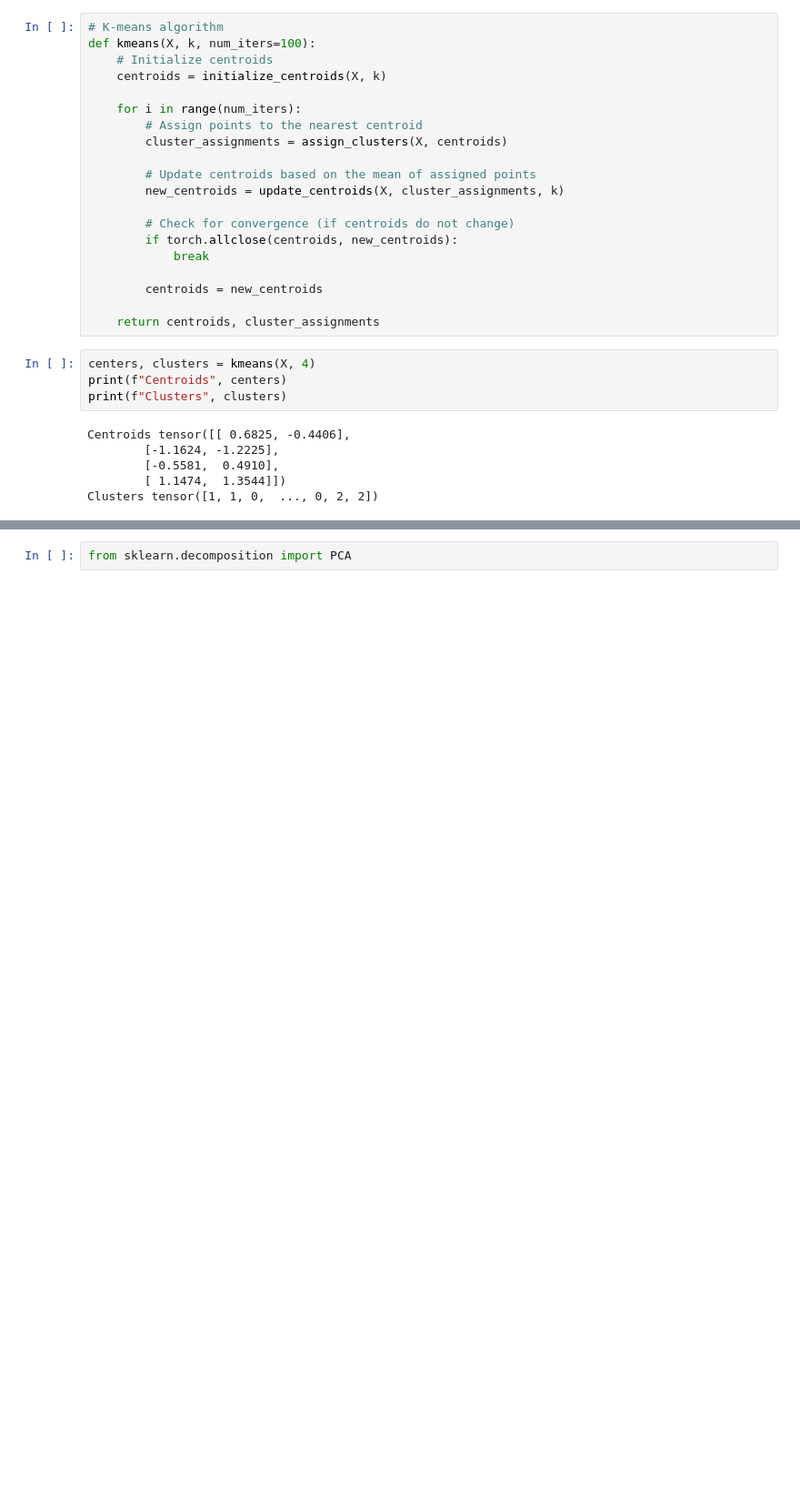
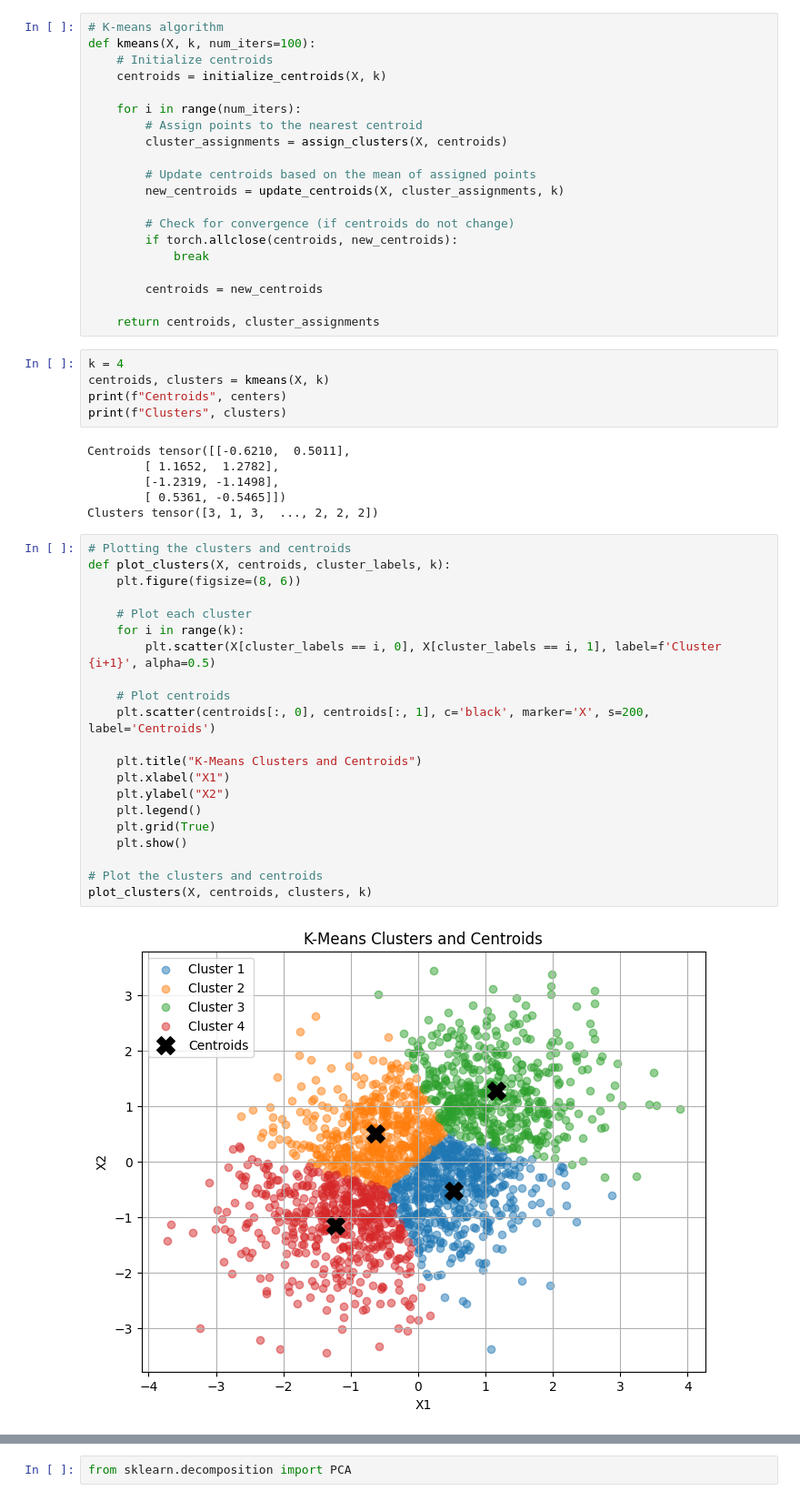
Before and after one commit to RiyamPatel2001/Artificial-Intelligence, a Jupyter notebook: Assignment - 1(A)/Assignment1(A).ipynb, the cells around one changed output, grey strips where cells are left out. Shown at 91% size. Drawn from its saved outputs; the diff is of its cells as text; blank space fills up the shorter version.

```diff
--- a/Assignment - 1(A)/Assignment1(A).ipynb
+++ b/Assignment - 1(A)/Assignment1(A).ipynb
@@ -131,13 +111,37 @@ def kmeans(X, k, num_iters=100):
 
     return centroids, cluster_assignments
 # %%
-centers, clusters = kmeans(X, 4)
+k = 4
+centroids, clusters = kmeans(X, k)
 print(f"Centroids", centers)
 print(f"Clusters", clusters)
 # %% [output]
-Centroids tensor([[ 0.6825, -0.4406],
-        [-1.1624, -1.2225],
-        [-0.5581,  0.4910],
-        [ 1.1474,  1.3544]])
-Clusters tensor([1, 1, 0,  ..., 0, 2, 2])
+Centroids tensor([[-0.6210,  0.5011],
+        [ 1.1652,  1.2782],
+        [-1.2319, -1.1498],
+        [ 0.5361, -0.5465]])
+Clusters tensor([3, 1, 3,  ..., 2, 2, 2])
+# %%
+# Plotting the clusters and centroids
+def plot_clusters(X, centroids, cluster_labels, k):
+    plt.figure(figsize=(8, 6))
+
+    # Plot each cluster
+    for i in range(k):
+        plt.scatter(X[cluster_labels == i, 0], X[cluster_labels == i, 1], label=f'Cluster {i+1}', alpha=0.5)
+
+    # Plot centroids
+    plt.scatter(centroids[:, 0], centroids[:, 1], c='black', marker='X', s=200, label='Centroids')
+
+    plt.title("K-Means Clusters and Centroids")
+    plt.xlabel("X1")
+    plt.ylabel("X2")
+    plt.legend()
+    plt.grid(True)
+    plt.show()
+
+# Plot the clusters and centroids
+plot_clusters(X, centroids, clusters, k)
+# %% [output]
+[figure, added]
 # %% [markdown]
```
Also changed, not shown: parts of 18 cells of this notebook.
